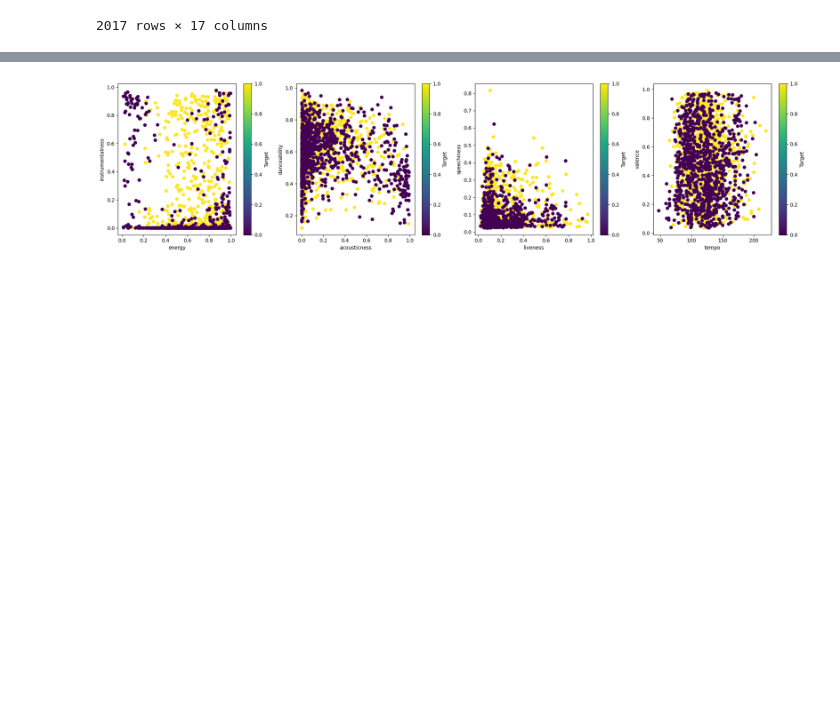
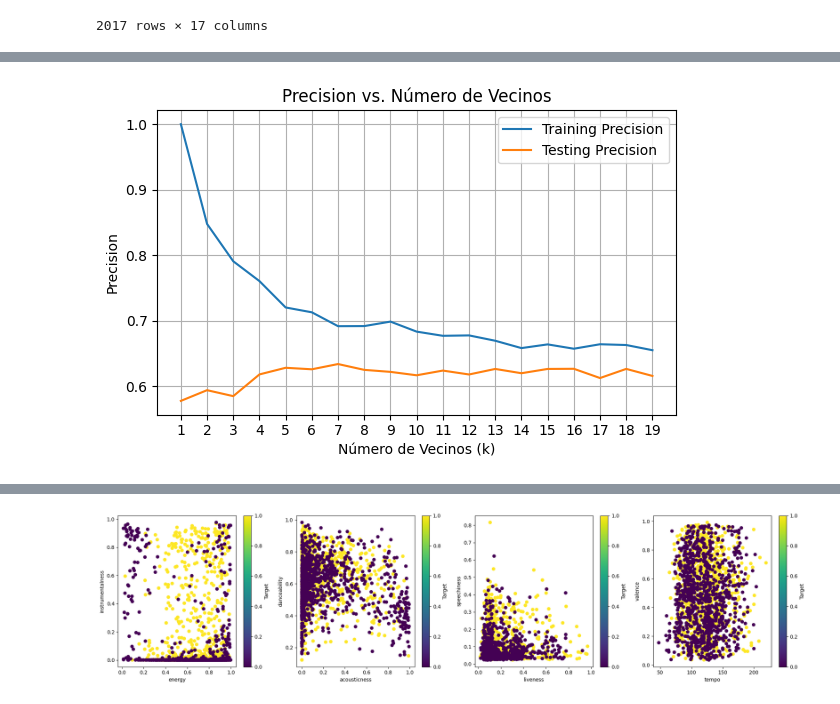
Before and after one commit to PatriciaRoxana/Big-data-lab1, a Jupyter notebook: Laboratorio_2.ipynb, the cells around one changed output, grey strips where cells are left out. Saved outputs shown, nothing was run; the diff lists cells and outputs as text; code cells hidden in the pictures; blank space fills up the shorter version.

```diff
--- a/Laboratorio_2.ipynb
+++ b/Laboratorio_2.ipynb
@@ -61,0 +273,4 @@ df1.dropna(subset=['target'])
+# %%
+plot_knn_metrics(X, y, KNeighborsClassifier, 'precision',test_size=0.5)
+# %% [output]
+[figure, added]
```
Also changed, not shown: parts of 22 cells of this notebook.
